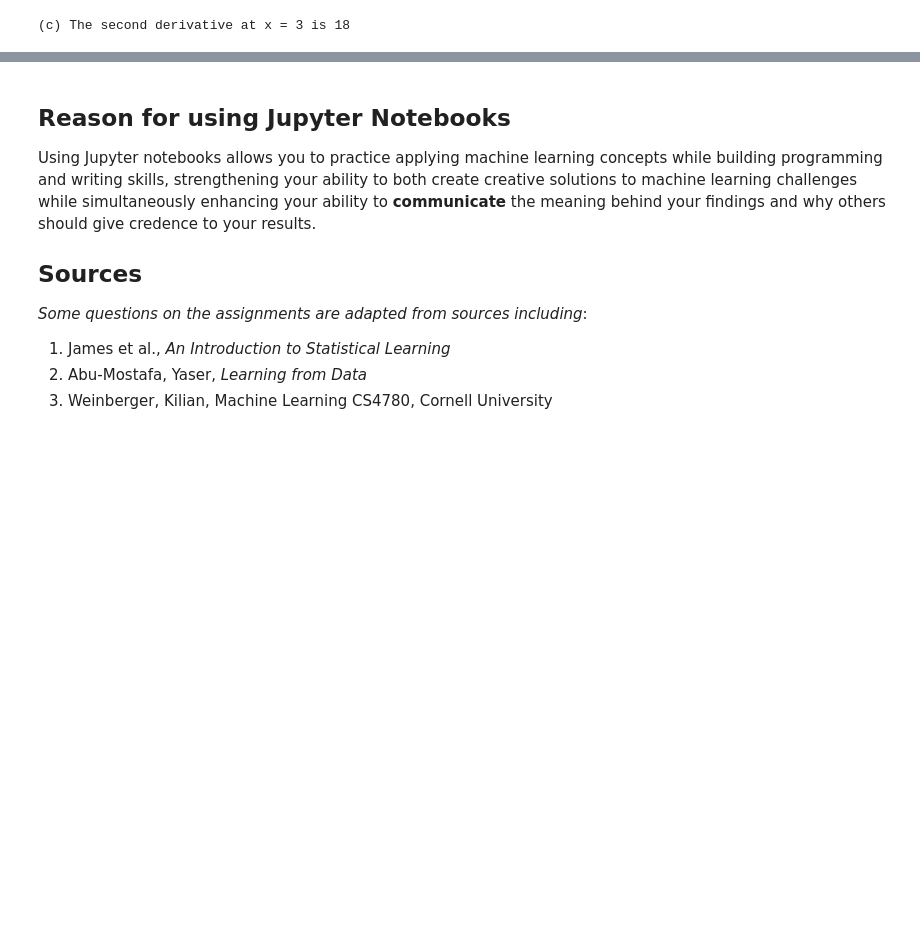
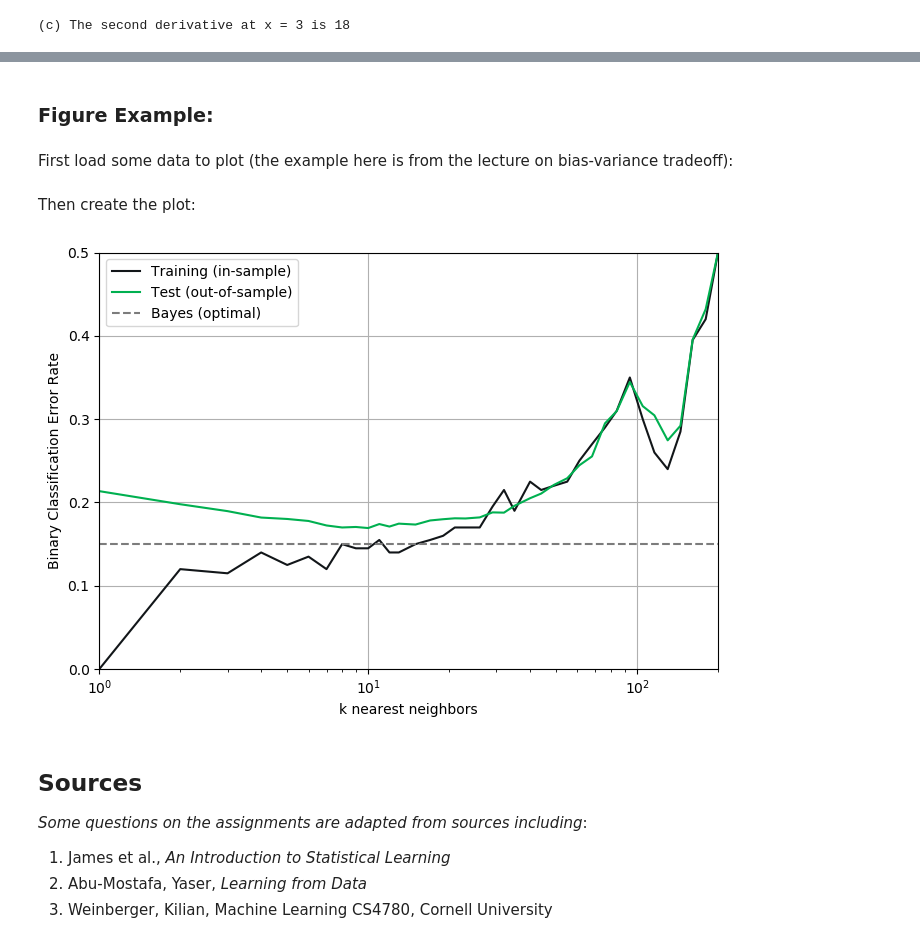
Before and after one commit to kylebradbury/ids705_sp2020, a Jupyter notebook: assignments/_Assignment Instructions.ipynb, the cells around one changed output, grey strips where cells are left out. Drawn from its saved outputs; the diff is of its cells as text; code cells hidden in the pictures; blank space fills up the shorter version.

```diff
--- a/assignments/_Assignment Instructions.ipynb
+++ b/assignments/_Assignment Instructions.ipynb
@@ -51,7 +57,48 @@ print('(c) The second derivative at x = 3 is {}'.format(df2))
+# %% [markdown]
+### Figure Example:
+# %% [markdown]
+First load some data to plot (the example here is from the lecture on bias-variance tradeoff):
+# %%
+import numpy as np
+import matplotlib.pyplot as plt
+import pickle
+
+# Load the data for plotting
+datafilename = './plot_example_data/data.pkl'
+infile = open(datafilename,'rb')
+loaded_data = pickle.load(infile)
+infile.close()
+
+# Store the loaded data in convenient variable names
+kvalues = loaded_data['kvalues']
+error_training = loaded_data['error_training']
+error_testing = loaded_data['error_testing']
+error_bayesclf = loaded_data['error_bayesclf']
+
+# Choose colors that will be distinguishable from one another and look professional
+color0 = '#121619' # Dark grey
+color1 = '#00B050' # Green
+color2 = '#7c7c7c' # Light grey
+# %% [markdown]
+Then create the plot:
+# %%
+# Create the plot
+plt.figure(figsize=(7,5), dpi= 100) # Adjust the figure size and dpi (dots per inch) to clearly display the plot
+plt.semilogx(kvalues,error_training,color=color0,label='Training (in-sample)')
+plt.semilogx(kvalues,error_testing,color=color1,label='Test (out-of-sample)')
+plt.semilogx(kvalues,error_bayesclf,'--',color=color2,label='Bayes (optimal)')
+plt.legend()
+plt.grid('on')
+plt.xlabel('k nearest neighbors') # Always use X and Y labels - add units if appropriate as well
+                                  # If there are color bars (there are not here) - label that axis as well
+plt.ylabel('Binary Classification Error Rate')
+plt.axis([1,200,0,0.5]) # Ensure the axis is the right size for the plot
+                        # and typically, you should start the y-axis at 0
+plt.tight_layout() # Use this to maximize the use of space in the figure
+plt.show()
+# %% [output]
+[figure, added]
 # %% [markdown]
-## Reason for using Jupyter Notebooks
-Using Jupyter notebooks allows you to practice applying machine learning concepts while building programming and  writing skills, strengthening your ability to both create creative solutions to machine learning challenges while simultaneously enhancing your ability to **communicate** the meaning behind your findings and why others should give credence to your results.
-
 ## Sources
 *Some questions on the assignments are adapted from sources including*:
 1. James et al., *An Introduction to Statistical Learning*
```
Also changed, not shown: parts of 5 cells of this notebook, 1 other file.
